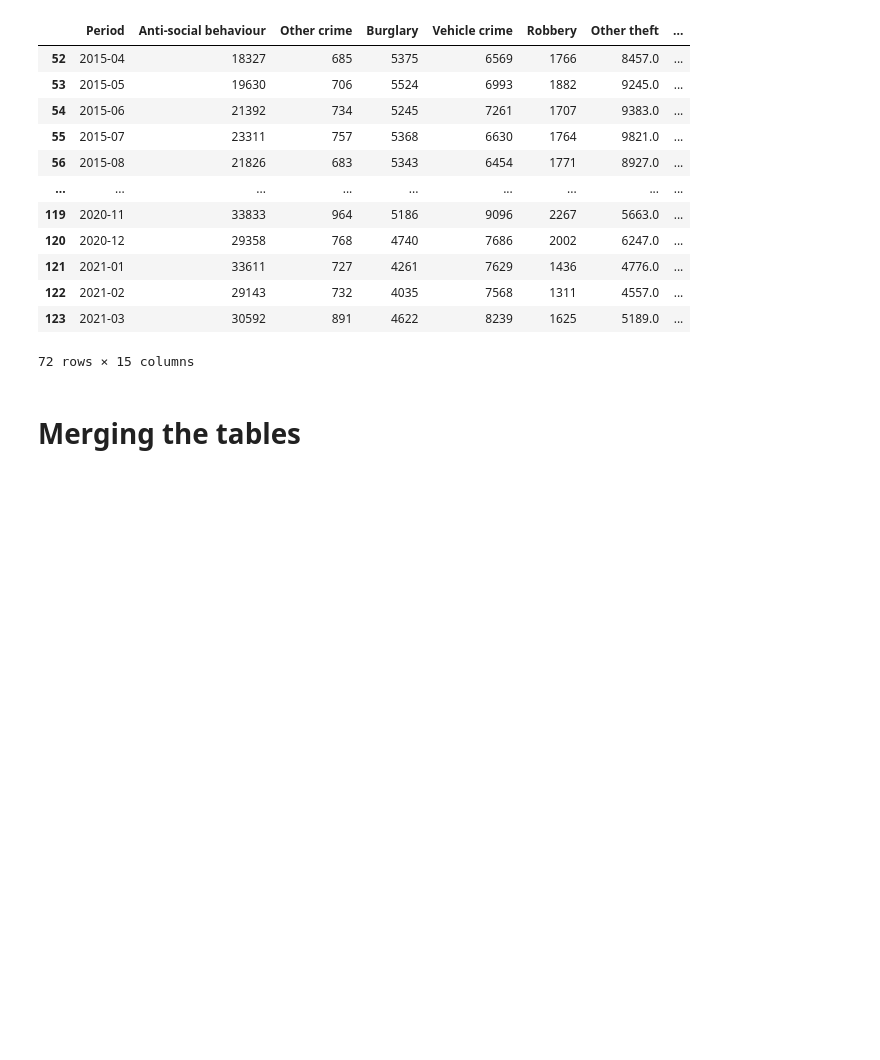
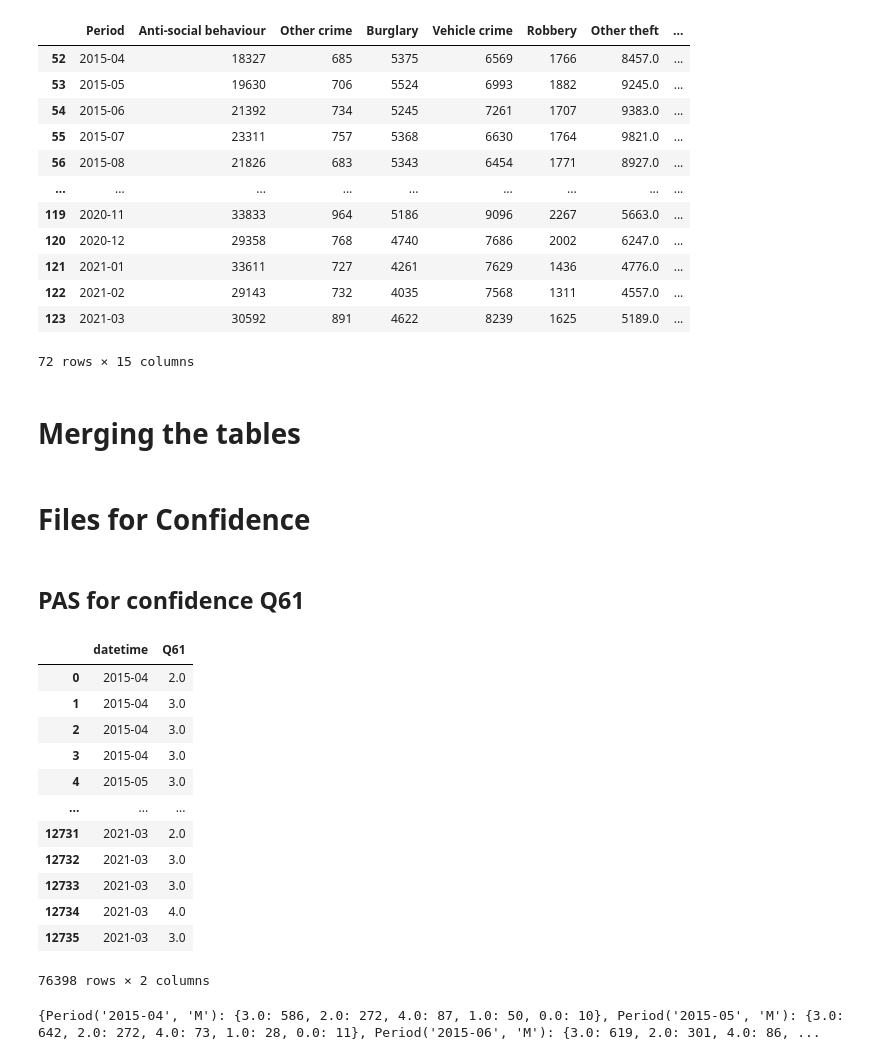
Before and after one commit to WnagZ/DBL2-Group10, a Jupyter notebook: AggregatingPASAndCrime.ipynb, the cells around one changed output. Drawn from its saved outputs; the diff is of its cells as text; code cells hidden in the pictures; blank space fills up the shorter version.

```diff
--- a/AggregatingPASAndCrime.ipynb
+++ b/AggregatingPASAndCrime.ipynb
@@ -27,6 +29,7 @@ data_20_21 = pd.read_csv(".\data\PAS_ward_level_FY_20_21.csv")
 ### function for encoding ordinal and ordinal "like" data
 
 def ordinal_encoder(data: pd.DataFrame, category: list[str], column: str, missing: int):
+    """Function encodes ordinal varaibles"""
     encoder = OrdinalEncoder(categories=category, handle_unknown='use_encoded_value', unknown_value=missing)
     encoder.fit(data[[column]])
     data[column] = encoder.transform(data[[column]])
@@ -50,6 +53,7 @@ def month_transformation(month):
     return  month_info[month]
 
 def data_creation(row, col):
+    """creates date from the available columns"""
     month = row[col].split()[1][1:]
     year = row[col].split()[2][:-1]
     date_str = f'01/{month_transformation(month)}/{year}' # day of an interview unvailable -> always equal to 01
@@ -59,6 +63,7 @@ def data_creation(row, col):
 
 ### computes proporrion for PAS trust - uses scale
 def ProportionComputation1(inner: dict):
+
     scale = {0.0:0, 1.0:0.25, 2.0:0.5, 3.0:0.75, 4.0:1}
     total = 0
     number = 0
@@ -69,7 +74,7 @@ def ProportionComputation1(inner: dict):
     return np.round(total/number, 2)
 
 ### computes proporrion for PAS trust - computes proportion of positive responses
-def ProportionComputation2(inner: dict):
+def ProportionComputation2(inner: dict)
     number = 0
     total = inner[3] + inner[4]
     for label in sorted(inner.keys())[1:]:
@@ -293,0 +317,56 @@ model_df.to_csv('merged_PAS_Crine.csv', index=False)
+# %% [markdown]
+# Files for Confidence
+# %% [markdown]
+## PAS for confidence Q61
+# %%
+selectecColumns = ["datetime", "Q61"]
+
+Q61 = [["Very poor", "Poor", "Fair", "Good", "Excellent"]]
+
+
+data_15_17_conf = data_15_17[selectecColumns]
+data_17_18_conf = data_17_18[selectecColumns]
+data_18_19_conf = data_18_19[selectecColumns]
+data_19_20_conf = data_19_20[selectecColumns]
+data_20_21_conf = data_20_21[selectecColumns]
+
+frames = [data_15_17_conf, data_17_18_conf, data_18_19_conf, data_19_20_conf, data_20_21_conf]
+
+confData = pd.concat(frames)
+
+# quick conversion to numbers for trust
+ordinal_encoder(confData, Q61, "Q61", -1)
+
+confData['datetime'] = confData['datetime'].dt.to_period('M')
+
+confData
+# %% [output]
+|  | datetime | Q61 |
+| 0 | 2015-04 | 2.0 |
+| 1 | 2015-04 | 3.0 |
+| 2 | 2015-04 | 3.0 |
+| 3 | 2015-04 | 3.0 |
+| 4 | 2015-05 | 3.0 |
+| ... | ... | ... |
+| 12731 | 2021-03 | 2.0 |
+| 12732 | 2021-03 | 3.0 |
+| 12733 | 2021-03 | 3.0 |
+| 12734 | 2021-03 | 4.0 |
+| 12735 | 2021-03 | 3.0 |
+76398 rows × 2 columns
+# %%
+grouped_conf = confData.groupby(["datetime"])["Q61"].value_counts()
+
+# getting the counts for the labels
+result_dict_conf = {}
+for (date, value), count in grouped_conf.items():
+    if date not in result_dict_conf:
+        result_dict_conf[date] = {}
+    if value == -1:
+        pass
+    else:
+        result_dict_conf[date][value] = count
+
+print(result_dict_conf)
+# %% [output]
+{Period('2015-04', 'M'): {3.0: 586, 2.0: 272, 4.0: 87, 1.0: 50, 0.0: 10}, Period('2015-05', 'M'): {3.0: 642, 2.0: 272, 4.0: 73, 1.0: 28, 0.0: 11}, Period('2015-06', 'M'): {3.0: 619, 2.0: 301, 4.0: 86, ...
```
Also changed, not shown: parts of 17 cells of this notebook, 6 other files.
